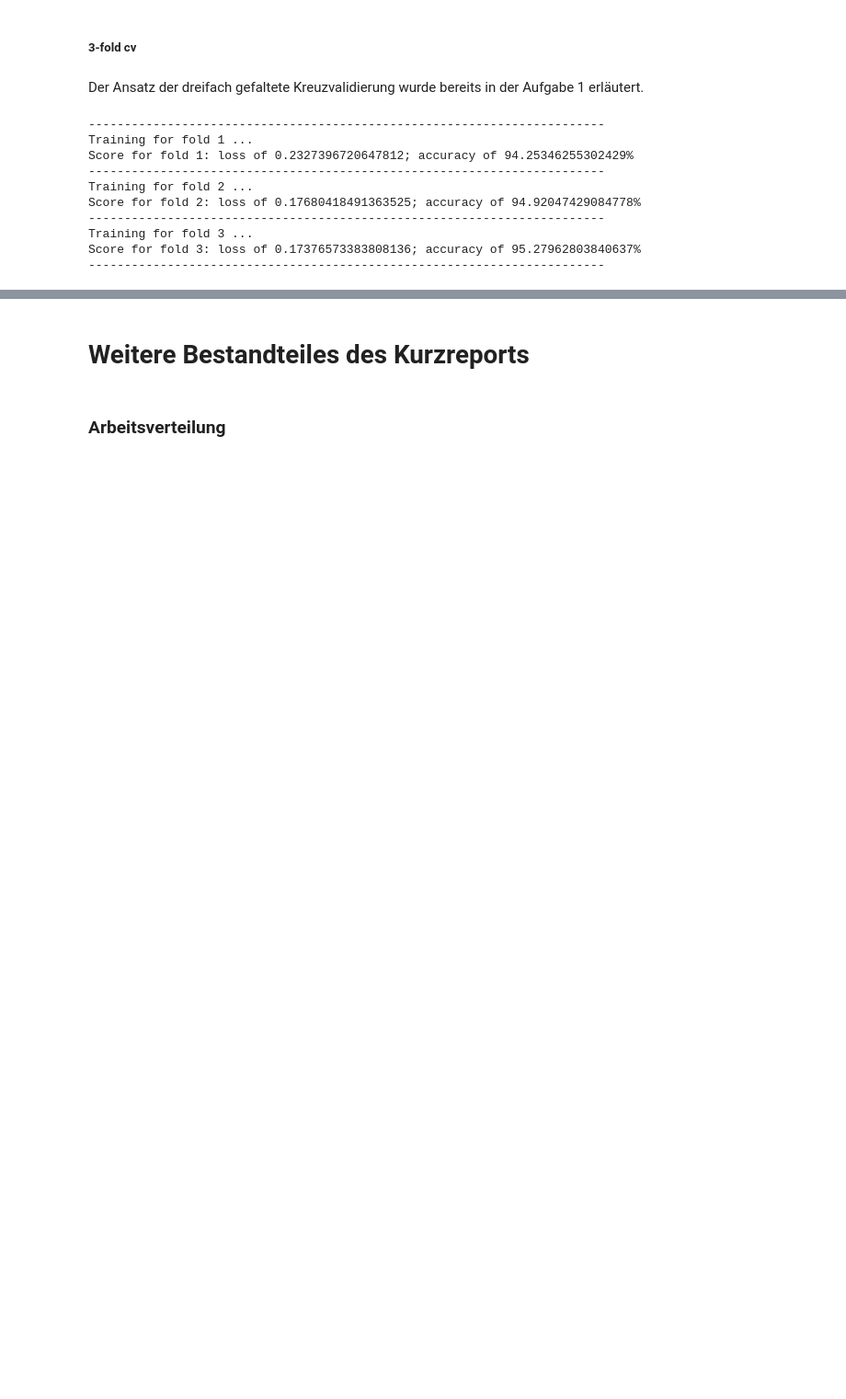
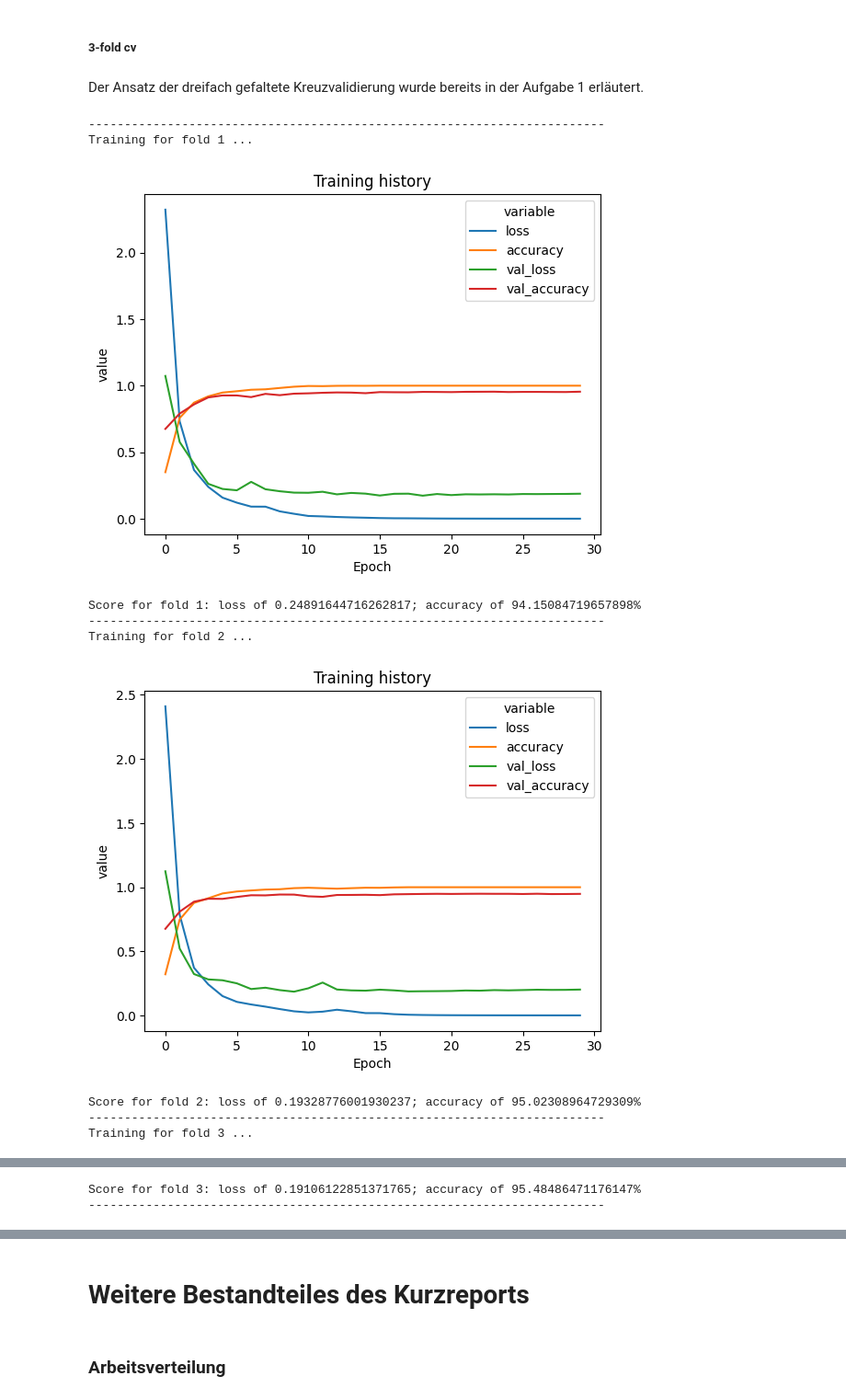
Before and after one commit to Krextouch/MachineLearning22, a Jupyter notebook: abgabeDL.ipynb, the cells around one changed output, grey strips where cells are left out. Shown at 92% size. Drawn from its saved outputs; the diff is of its cells as text; code cells hidden in the pictures; blank space fills up the shorter version.

```diff
--- a/abgabeDL.ipynb
+++ b/abgabeDL.ipynb
@@ -172,39 +178,44 @@ fold_no = 1
 for train, test in kfold.split(features_train, letters_train):
 
     model = Sequential()
     model.add(Dense(1000, activation='relu', kernel_initializer='he_normal', input_shape=in_shape))
     model.add(Dense(600, activation='relu', kernel_initializer='he_normal'))
     model.add(Dense(400, activation='relu', kernel_initializer='he_normal'))
     model.add(Dense(200, activation='relu', kernel_initializer='he_normal'))
     model.add(Dense(100, activation='relu', kernel_initializer='he_normal'))
     model.add(Dense(26, activation='softmax'))
 
     model.compile(optimizer='adam', loss='sparse_categorical_crossentropy', metrics=[SparseCategoricalAccuracy()])
 
     # Generate a print
     print('------------------------------------------------------------------------')
     print(f'Training for fold {fold_no} ...')
 
-    model.fit(features_train[train], letters_train[train], epochs=30, batch_size=512, verbose=False)
+    #history = model.fit(features_train[train], letters_train[train], epochs=30, batch_size=512, verbose=False) why no validation data???
+    history = model.fit(features_train[train], letters_train[train], epochs=30, batch_size=512, verbose=False, validation_data=(features_test, letters_test))
+
+    # show plot
+    create_training_graph(history)
+    plt.show()
 
     # Generate generalization metrics
     loss, acc = model.evaluate(features_train[test], letters_train[test], verbose=False)
     print(f'Score for fold {fold_no}: loss of {loss}; accuracy of {acc*100}%')
     acc_per_fold.append(acc * 100)
     loss_per_fold.append(loss)
 
     # Increase fold number
     fold_no = fold_no + 1
 
 print('------------------------------------------------------------------------')
 # %% [output]
 ------------------------------------------------------------------------
 Training for fold 1 ...
-Score for fold 1: loss of 0.2327396720647812; accuracy of 94.25346255302429%
-------------------------------------------------------------------------
-Training for fold 2 ...
-Score for fold 2: loss of 0.17680418491363525; accuracy of 94.92047429084778%
-------------------------------------------------------------------------
-Training for fold 3 ...
-Score for fold 3: loss of 0.17376573383808136; accuracy of 95.27962803840637%
-------------------------------------------------------------------------
+[figure, added]
+Score for fold 1: loss of 0.24891644716262817; accuracy of 94.15084719657898%
+------------------------------------------------------------------------
+Training for fold 2 ...
+[figure, added]
+Score for fold 2: loss of 0.19328776001930237; accuracy of 95.02308964729309%
+------------------------------------------------------------------------
+Training for fold 3 ...
@@ -211,3 +223,5 @@ Score for fold 3: loss of 0.17376573383808136; accuracy of 95.27962803840637%
+Score for fold 3: loss of 0.19106122851371765; accuracy of 95.48486471176147%
+------------------------------------------------------------------------
 # %%
 # == Provide average scores ==
 print('------------------------------------------------------------------------')
```
Also changed, not shown: parts of 10 cells of this notebook.
